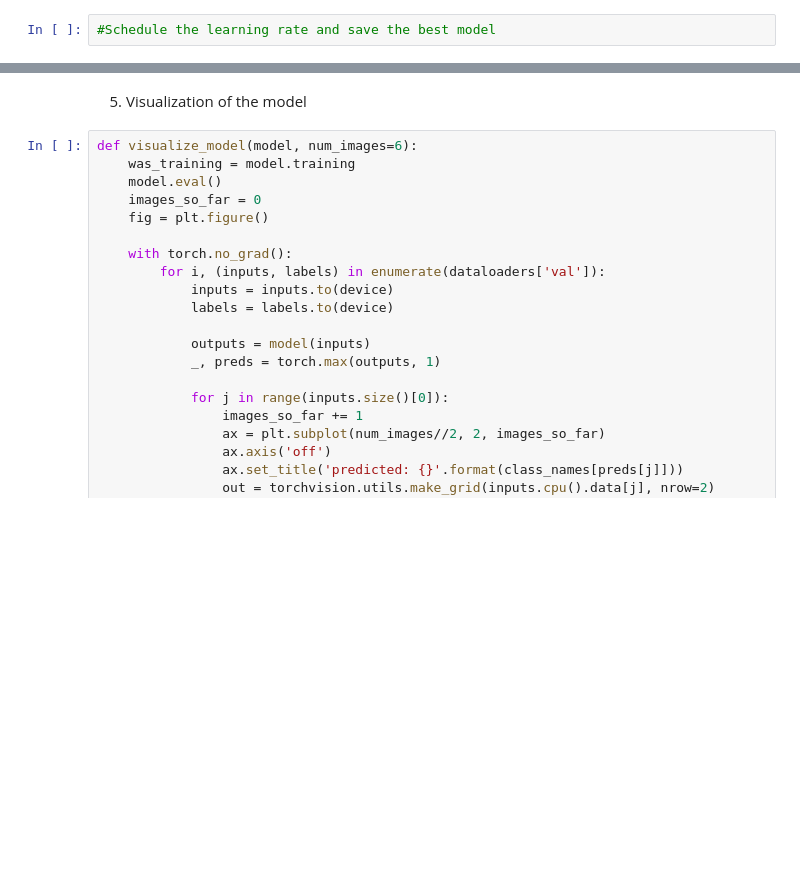
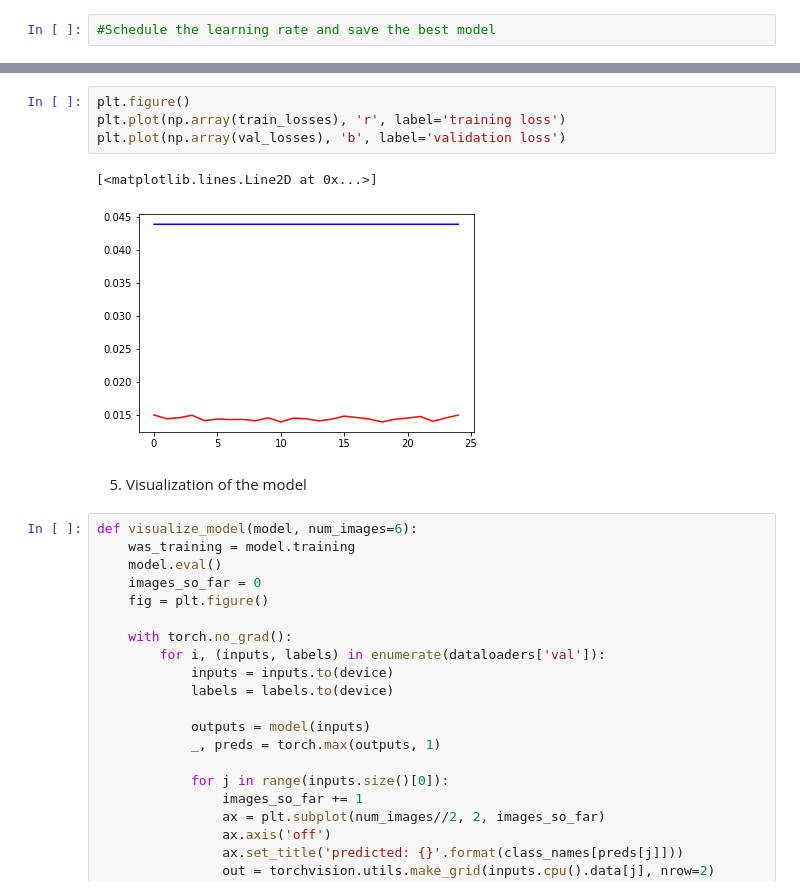
Before and after one commit to bilal841/GANS_melanoma, a Jupyter notebook: week1_review.ipynb, the cells around one changed output, grey strips where cells are left out. Saved outputs shown, nothing was run; the diff lists cells and outputs as text; blank space fills up the shorter version.

```diff
--- a/week1_review.ipynb
+++ b/week1_review.ipynb
@@ -284,3 +311,10 @@ Best val Acc: 0.986800
+# %%
+plt.figure()
+plt.plot(np.array(train_losses), 'r', label='training loss')
+plt.plot(np.array(val_losses), 'b', label='validation loss')
+# %% [output]
+[<matplotlib.lines.Line2D at 0x...>]
+[figure, added]
 # %% [markdown]
 5. Visualization of the model
 # %%
```
Also changed, not shown: parts of 7 cells of this notebook.
